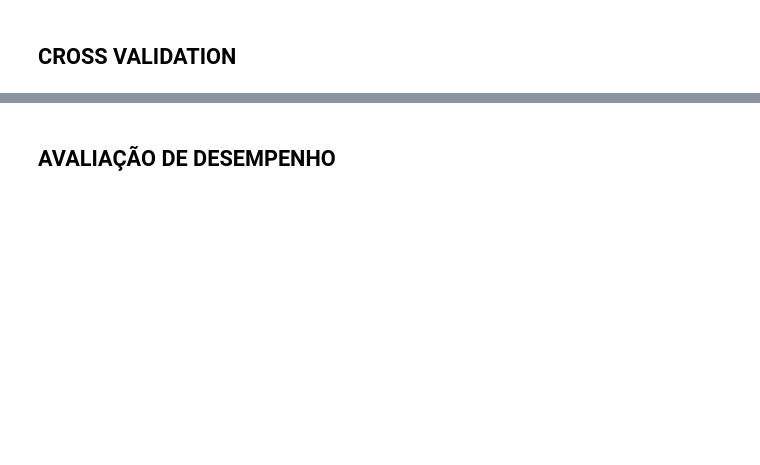
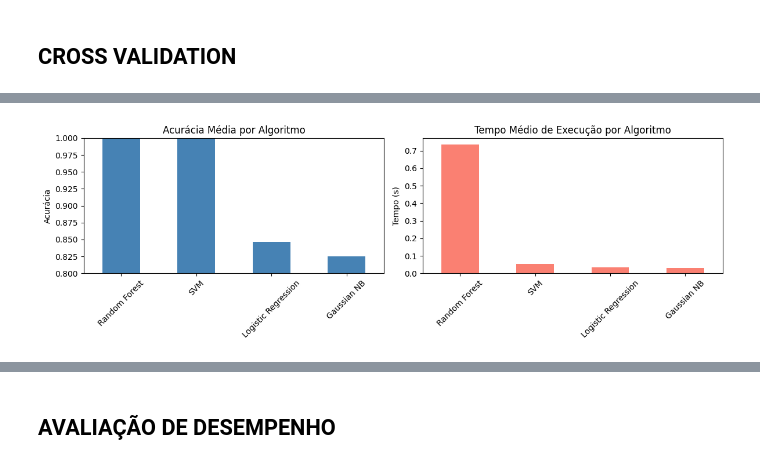
Before and after one commit to Danunesx/ml-heart-disease, a Jupyter notebook: heart-disease.ipynb, the cells around one changed output, grey strips where cells are left out. Saved outputs shown, nothing was run; the diff lists cells and outputs as text; code cells hidden in the pictures; blank space fills up the shorter version.

```diff
--- a/heart-disease.ipynb
+++ b/heart-disease.ipynb
@@ -496,3 +452,25 @@ resultados
   0.8233675994669711,
   0.8294212830763374,
   0.8214353702646106]}
+# %%
+from scipy import stats
+
+resumo = pd.DataFrame({
+    'Acurácia Média': pd.DataFrame(resultados).mean(),
+    'Desvio Padrão':  pd.DataFrame(resultados).std(),
+    'Tempo Médio (s)': pd.DataFrame(resultados_tempo).mean()
+})
+
+confianca = 0.90
+
+# Intervalo de confiança
+for nome in resultados:
+    dados = resultados[nome]
+    n = len(dados)  # 30
+    media = np.mean(dados)
+    erro = stats.sem(dados)  # erro padrão da média
+    intervalo = stats.t.interval(confianca, df=n-1, loc=media, scale=erro)
+    resumo.loc[nome, 'IC Inferior (90%)'] = intervalo[0]
+    resumo.loc[nome, 'IC Superior (90%)'] = intervalo[1]
+
+resumo
@@ -498,0 +483,18 @@ resultados
+# %%
+fig, (ax1, ax2) = plt.subplots(1, 2, figsize=(12, 4))
+
+resumo['Acurácia Média'].plot(kind='bar', ax=ax1, color='steelblue')
+ax1.set_title('Acurácia Média por Algoritmo')
+ax1.set_ylabel('Acurácia')
+ax1.set_ylim(0.8, 1.0)
+ax1.tick_params(axis='x', rotation=45)
+
+resumo['Tempo Médio (s)'].plot(kind='bar', ax=ax2, color='salmon')
+ax2.set_title('Tempo Médio de Execução por Algoritmo')
+ax2.set_ylabel('Tempo (s)')
+ax2.tick_params(axis='x', rotation=45)
+
+plt.tight_layout()
+plt.show()
+# %% [output]
+[figure, added]
```
Also changed, not shown: parts of 13 cells of this notebook.
